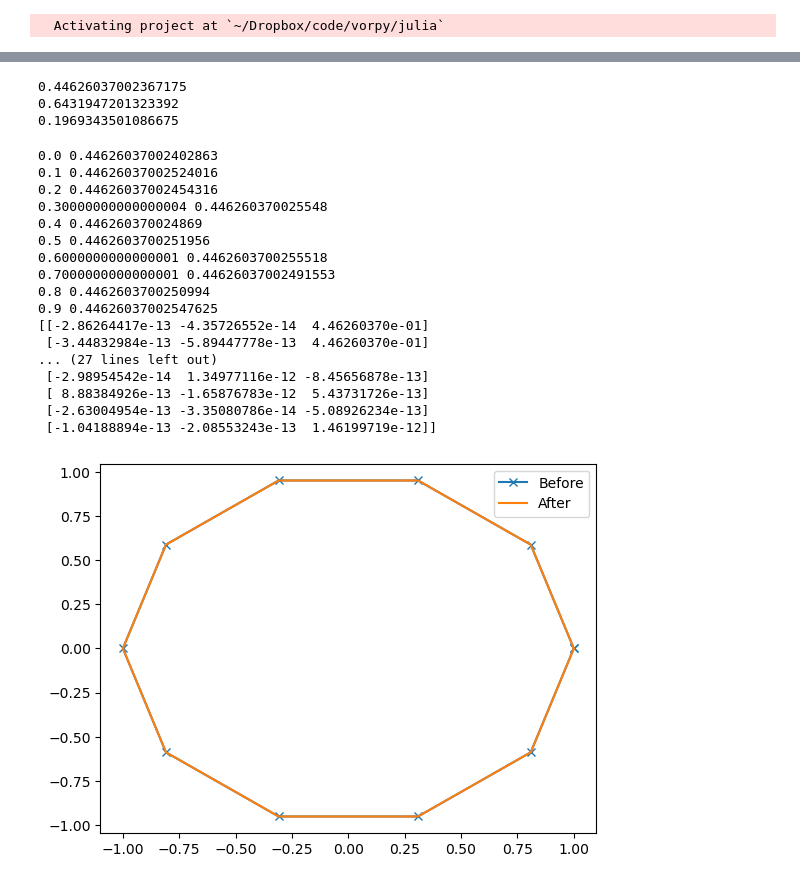
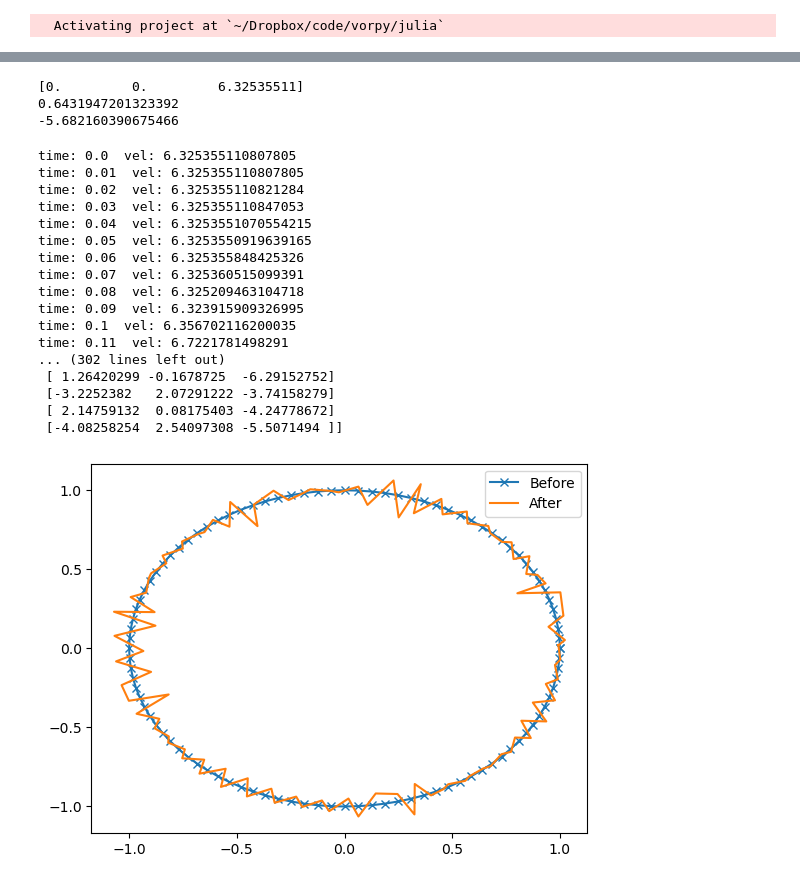
Before and after one commit to colecooper100/vorpy, a Jupyter notebook: src/vorpy/vorpy_test.ipynb, the cells around one changed output, grey strips where cells are left out. Cells and saved outputs as stored; diff of their text form; code cells hidden in the pictures.

```diff
--- a/src/vorpy/vorpy_test.ipynb
+++ b/src/vorpy/vorpy_test.ipynb
@@ -71,47 +147,48 @@ array([[0.        , 0.        , 0.44626037],
 # %%
-print(velring[0, 2])
-print(vpring.vel_onring_infthin)
-print((vpring.vel_onring_infthin * 1e0) - velring[0, 2])
+print(velring[0])
+scl = 1e-0
+print(vpring.vel_onring_infthin*scl)
+print(vpring.vel_onring_infthin*scl - velring[0, 2])
 # %% [output]
-0.44626037002367175
+[0.         0.         6.32535511]
 0.6431947201323392
-0.1969343501086675
+-5.682160390675466
 # %%
-epsilon = 1e-1
+epsilon = 1e-2
 vppsbefore = vpring.vpps.copy()
 velringbefore = vpring.vel(1e-6, 1e-4, THREADED)
-for tstep in np.arange(0, 1, 0.1):
+for tstep in np.arange(0, 0.15, epsilon):
     velring = vpring.vel(1e-6, 1e-4, THREADED)
     vpring.vpps += epsilon * velring
-    print(tstep, velring[0, 2])
+    print('time:', tstep, ' vel:', velring[0, 2])
 
 
 vppsafter = vpring.vpps.copy()
 velringafter = vpring.vel(1e-6, 1e-4, THREADED)
 print(velringbefore)
 print(velringafter)
 print(velringafter - velringbefore)
 
 plt.plot(vppsbefore[:, 0], vppsbefore[:, 1], 'x-', label='Before')
 plt.plot(vppsafter[:, 0], vppsafter[:, 1], label='After')
 plt.legend()
 plt.show()
 # %% [output]
-0.0 0.44626037002402863
-0.1 0.44626037002524016
-0.2 0.44626037002454316
-0.30000000000000004 0.446260370025548
-0.4 0.446260370024869
-0.5 0.4462603700251956
-0.6000000000000001 0.4462603700255518
-0.7000000000000001 0.44626037002491553
-0.8 0.4462603700250994
-0.9 0.44626037002547625
-[[-2.86264417e-13 -4.35726552e-14  4.46260370e-01]
- [-3.44832984e-13 -5.89447778e-13  4.46260370e-01]
-... (27 lines left out)
- [-2.98954542e-14  1.34977116e-12 -8.45656878e-13]
- [ 8.88384926e-13 -1.65876783e-12  5.43731726e-13]
- [-2.63004954e-13 -3.35080786e-14 -5.08926234e-13]
- [-1.04188894e-13 -2.08553243e-13  1.46199719e-12]]
+time: 0.0  vel: 6.325355110807805
+time: 0.01  vel: 6.325355110807805
+time: 0.02  vel: 6.325355110821284
+time: 0.03  vel: 6.325355110847053
+time: 0.04  vel: 6.3253551070554215
+time: 0.05  vel: 6.3253550919639165
+time: 0.06  vel: 6.325355848425326
+time: 0.07  vel: 6.325360515099391
+time: 0.08  vel: 6.325209463104718
+time: 0.09  vel: 6.323915909326995
+time: 0.1  vel: 6.356702116200035
+time: 0.11  vel: 6.7221781498291
+... (302 lines left out)
+ [ 1.26420299 -0.1678725  -6.29152752]
+ [-3.2252382   2.07291222 -3.74158279]
+ [ 2.14759132  0.08175403 -4.24778672]
+ [-4.08258254  2.54097308 -5.5071494 ]]
-[figure, old version]
+[figure, new version]
```
Also changed, not shown: parts of 11 cells of this notebook, 8 other files.
